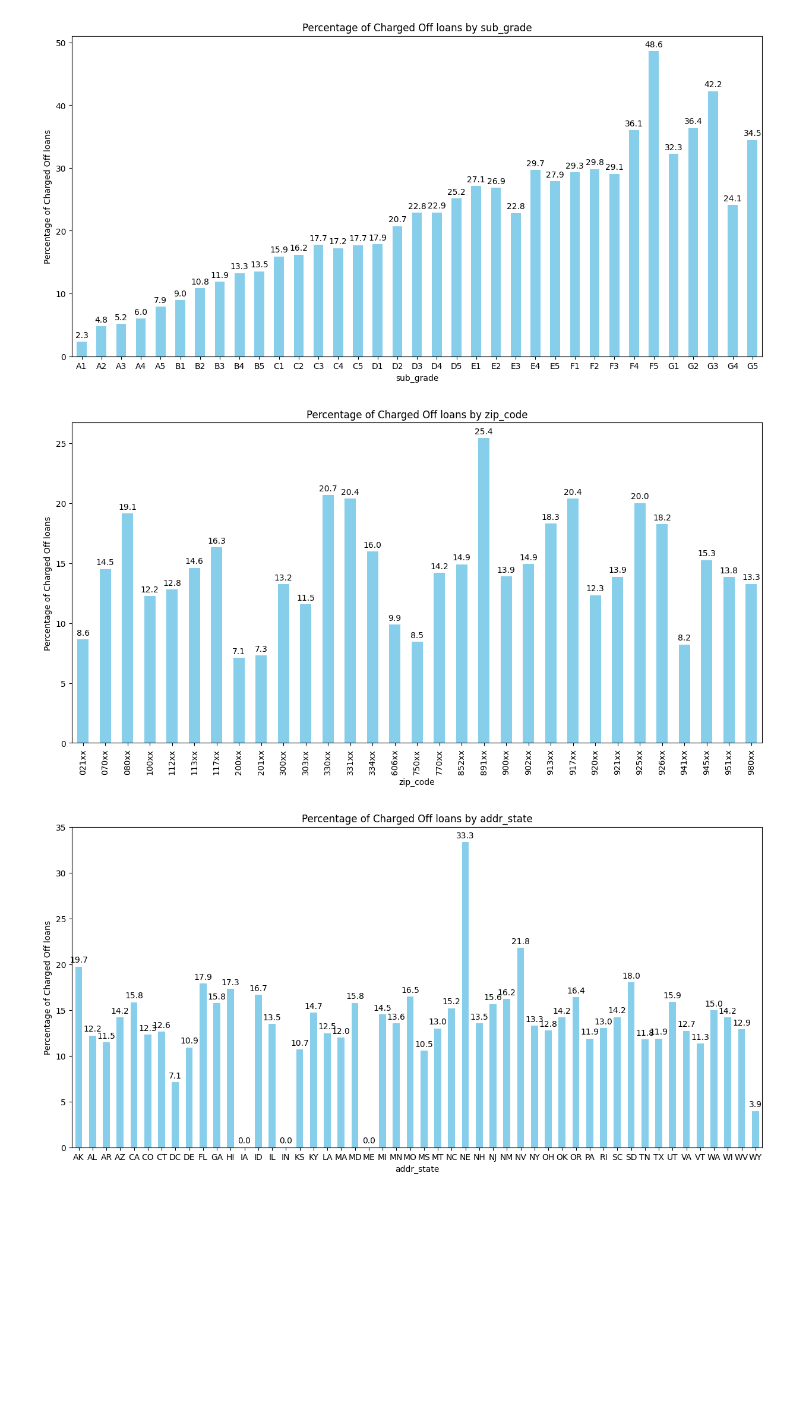
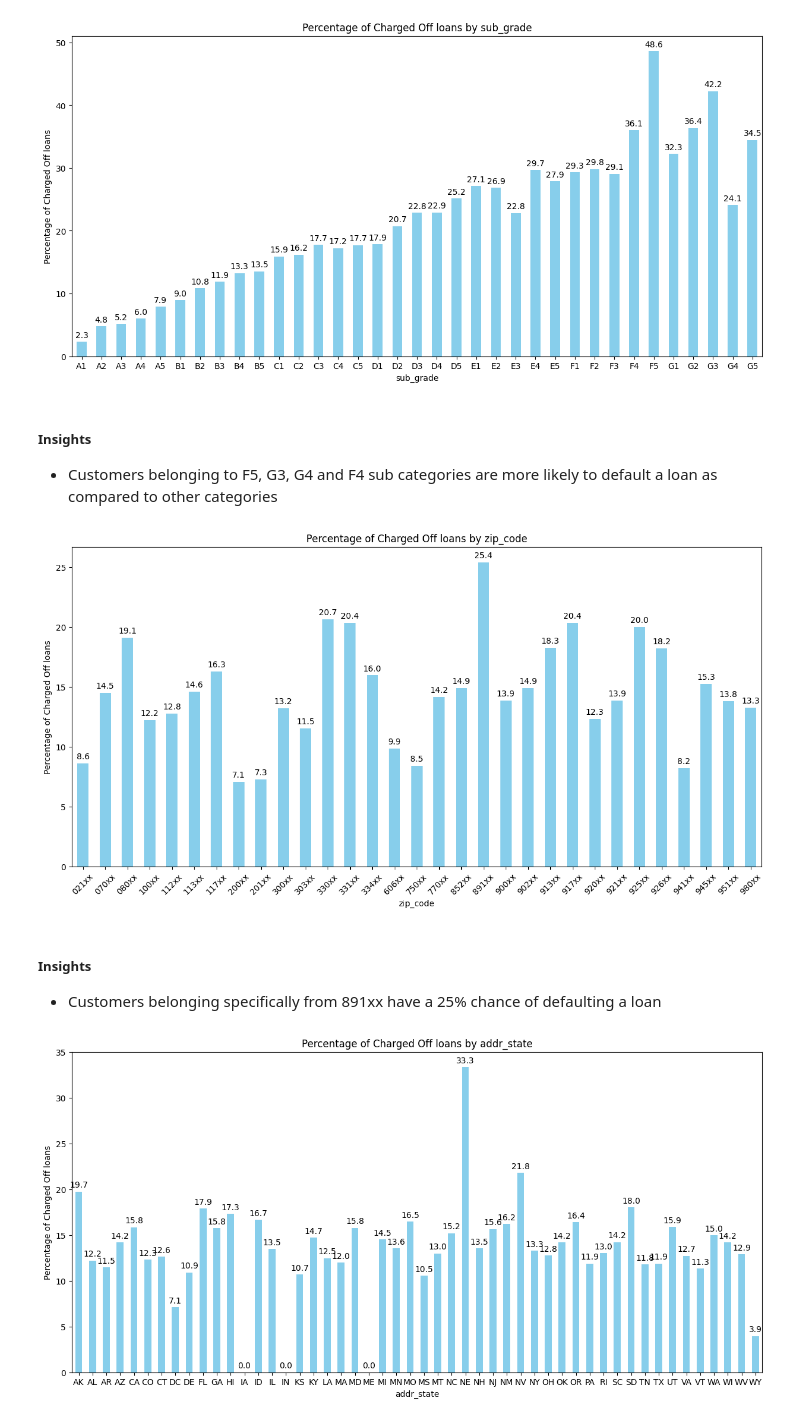
Before and after one commit to tejasvadhyani/LendingClubCaseStudy, a Jupyter notebook: Tejasva_Dhyani.ipynb, the cells around one changed output. Cells and saved outputs as stored; diff of their text form; code cells hidden in the pictures; blank space fills up the shorter version.

Commit message:
Added insights

```diff
--- a/Tejasva_Dhyani.ipynb
+++ b/Tejasva_Dhyani.ipynb
@@ -1795,15 +1808,23 @@ create_bivariate_chart(df_loan, 'grade')
 create_bivariate_chart(df_loan, 'sub_grade')
 # %% [output]
 [figure]
+# %% [markdown]
+##### Insights
+- Customers belonging to F5, G3, G4 and F4 sub categories are more likely to default a loan as compared to other categories
 # %%
 # fetch all the recods that contain zips that have more than 200 applications
+# We have taken 200 applications in order to get a clear understanding of the zip code data
+# since many zip codes we having as few as 1 or 2 applications and all of them were marked as deafulted
 zip_code = df_loan['zip_code'].value_counts()
 zip_code = zip_code[zip_code > 200]
 zip_code = zip_code.index
 df_loan_zip_code = df_loan[df_loan['zip_code'].isin(zip_code)]
-create_bivariate_chart(df_loan_zip_code, 'zip_code')
+create_bivariate_chart(df_loan_zip_code, 'zip_code', 45)
 # %% [output]
-[figure, old version]
+[figure, new version]
+# %% [markdown]
+##### Insights
+- Customers belonging specifically from 891xx have a 25% chance of defaulting a loan
 # %%
 create_bivariate_chart(df_loan, 'addr_state')
 # %% [output]
```
Also changed, not shown: parts of 8 cells of this notebook.
